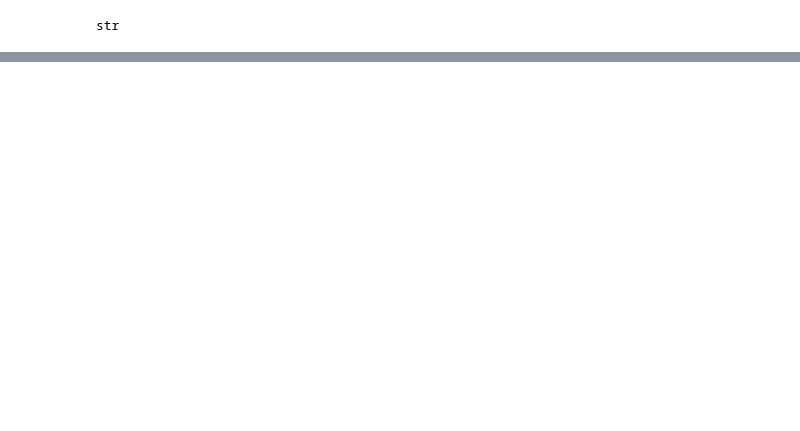
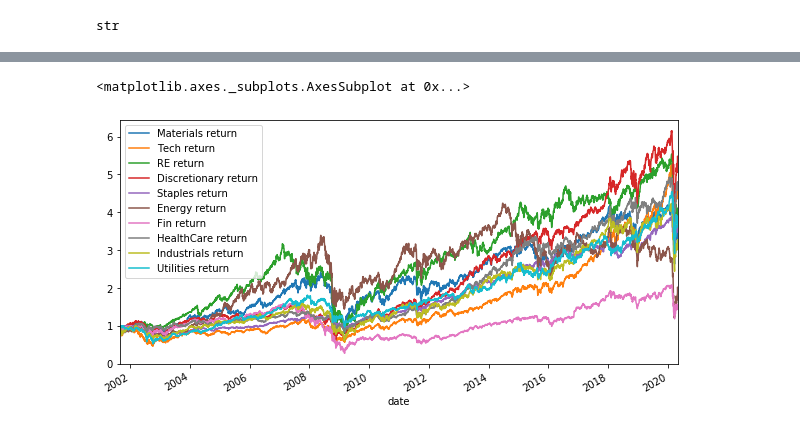
Before and after one commit to bkayratkyzy/Monte_Carlo_Simulations, a Jupyter notebook: notebooks/final.ipynb, the cells around one changed output, grey strips where cells are left out. Saved outputs shown, nothing was run; the diff lists cells and outputs as text; code cells hidden in the pictures; blank space fills up the shorter version.

```diff
--- a/notebooks/final.ipynb
+++ b/notebooks/final.ipynb
@@ -100,0 +199,4 @@ concat_df.head()
+# %%
+# drop duplicates
+returns_df.drop_duplicates(inplace=True)
+returns_df.head()
@@ -100,0 +211,14 @@ concat_df.head()
+# %%
+# drop close columns to create dataframe for daily returns
+returns_df.rename(columns={'Materials close': 'Materials return',
+                           'Tech close': 'Tech return',
+                          'RE close': 'RE return',
+                          'Discretionary close': 'Discretionary return',
+                          'Staples close': 'Staples return',
+                          'Energy close': 'Energy return',
+                          'Fin close': 'Fin return',
+                          'HealthCare close': 'HealthCare return',
+                          'Industrials close': 'Industrials return',
+                          'Utilities close': 'Utilities return'},
+                  inplace=True)
+returns_df.head()
@@ -100,0 +233,12 @@ concat_df.head()
+# %%
+# Calculate the cumulative returns using the 'cumprod()' function
+cumulative_returns_materials = (1 + returns_df['Materials return']).cumprod()
+cumulative_returns_tech = (1 + returns_df['Tech return']).cumprod()
+cumulative_returns_RE = (1 + returns_df['RE return']).cumprod()
+cumulative_returns_Discretionary = (1 + returns_df['Discretionary return']).cumprod()
+cumulative_returns_Staples = (1 + returns_df['Staples return']).cumprod()
+cumulative_returns_Energy = (1 + returns_df['Energy return']).cumprod()
+cumulative_returns_Fin = (1 + returns_df['Fin return']).cumprod()
+cumulative_returns_HealthCare = (1 + returns_df['HealthCare return']).cumprod()
+cumulative_returns_Industrials = (1 + returns_df['Industrials return']).cumprod()
+cumulative_returns_Utilities = (1 + returns_df['Utilities return']).cumprod()
@@ -100,0 +261,16 @@ concat_df.head()
+# %%
+#plot cumulative returns
+
+cumulative_returns_materials.plot(figsize=(10,5), legend=True)
+cumulative_returns_tech.plot(figsize=(10,5), legend=True)
+cumulative_returns_RE.plot(figsize=(10,5), legend=True)
+cumulative_returns_Discretionary.plot(figsize=(10,5), legend=True)
+cumulative_returns_Staples.plot(figsize=(10,5), legend=True)
+cumulative_returns_Energy.plot(figsize=(10,5), legend=True)
+cumulative_returns_Fin.plot(figsize=(10,5), legend=True)
+cumulative_returns_HealthCare.plot(figsize=(10,5), legend=True)
+cumulative_returns_Industrials.plot(figsize=(10,5), legend=True)
+cumulative_returns_Utilities.plot(figsize=(10,5), legend=True)
+# %% [output]
+<matplotlib.axes._subplots.AxesSubplot at 0x...>
+[figure, added]
```
Also changed, not shown: parts of 12 cells of this notebook.
